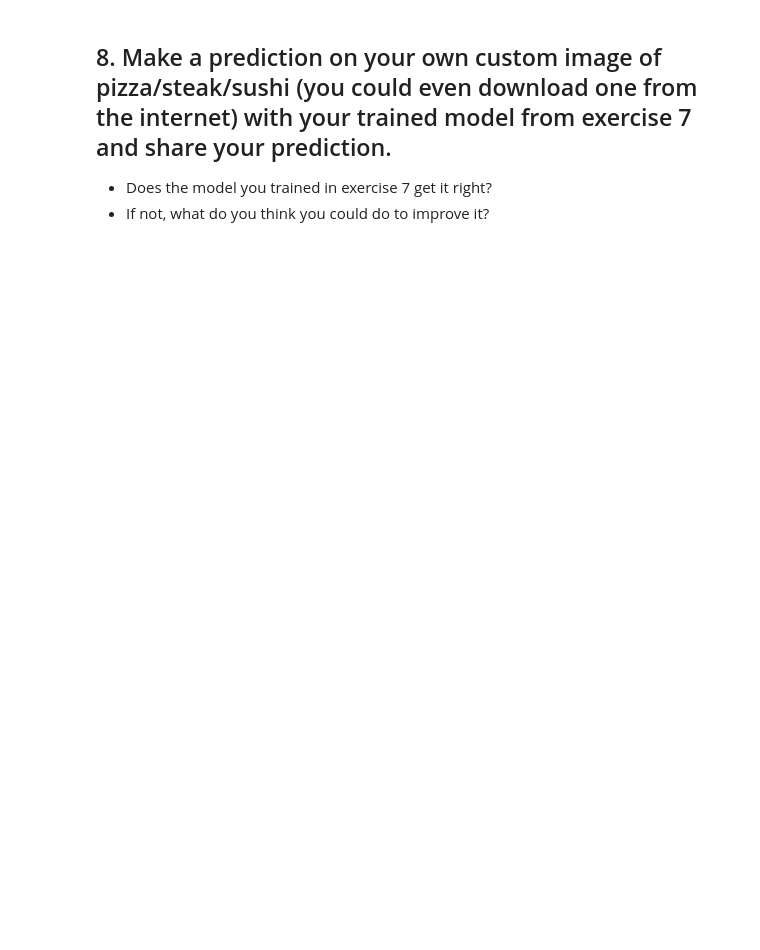
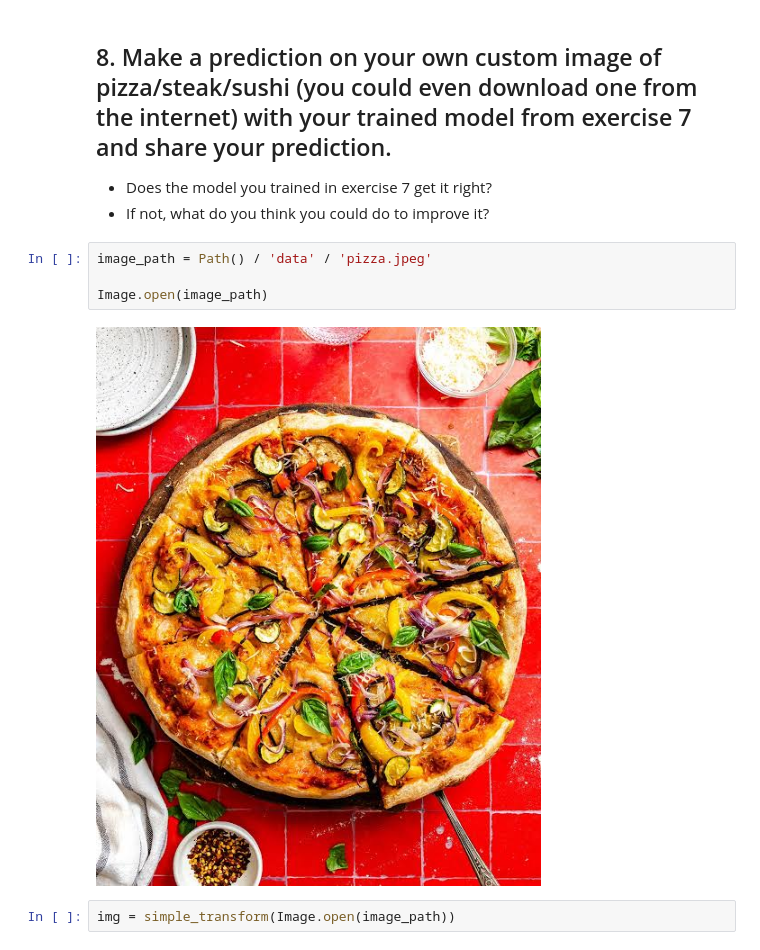
Before and after one commit to DanialBahrizadeh/pytorch_course, a Jupyter notebook: exercises/04_pytorch_custom_datasets_exercises.ipynb, the cells around one changed output. Drawn from its saved outputs; the diff is of its cells as text; blank space fills up the shorter version.

```diff
--- a/exercises/04_pytorch_custom_datasets_exercises.ipynb
+++ b/exercises/04_pytorch_custom_datasets_exercises.ipynb
@@ -560,3 +956,11 @@ torch.cuda.manual_seed(42)
 ## 8. Make a prediction on your own custom image of pizza/steak/sushi (you could even download one from the internet) with your trained model from exercise 7 and share your prediction.
 * Does the model you trained in exercise 7 get it right?
 * If not, what do you think you could do to improve it?
+# %%
+image_path = Path() / 'data' / 'pizza.jpeg'
+
+Image.open(image_path)
+# %% [output]
+[figure, added]
+# %%
+img = simple_transform(Image.open(image_path))
```
Also changed, not shown: parts of 27 cells of this notebook.
